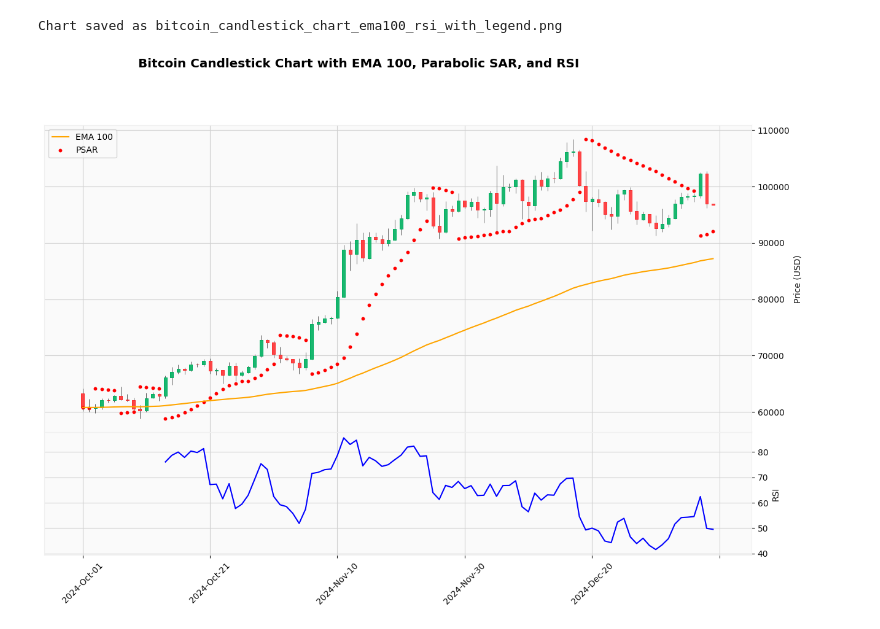
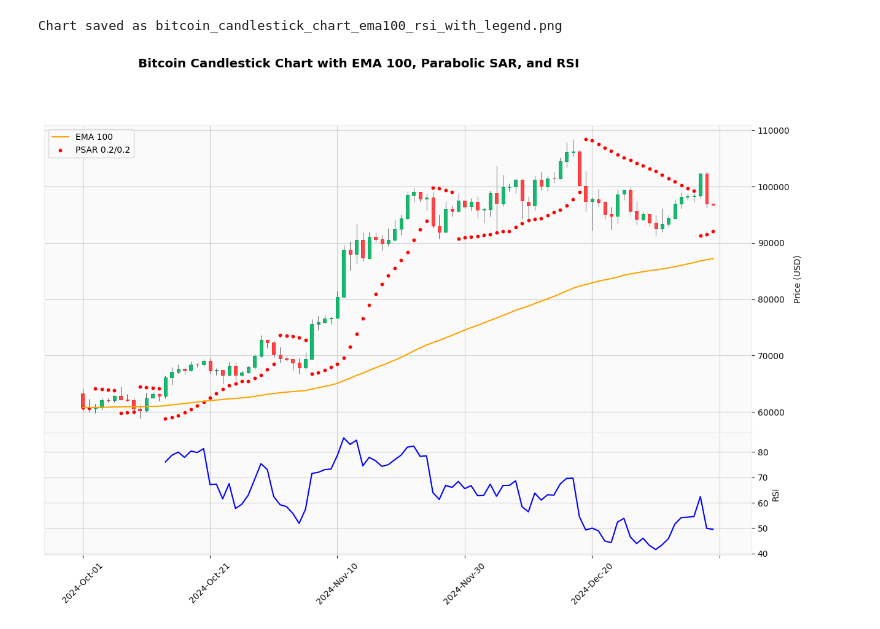
Before and after one commit to archgeek1/BTC-jupyter, a Jupyter notebook: BTC-sar-rsi-ema.ipynb, the cells around one changed output. Cells and saved outputs as stored; diff of their text form; code cells hidden in the pictures.

```diff
--- a/BTC-sar-rsi-ema.ipynb
+++ b/BTC-sar-rsi-ema.ipynb
@@ -74,6 +73,8 @@ from ta.trend import PSARIndicator
 from ta.momentum import RSIIndicator
 
 ema_span = 100  #define the EMA period
+psar_step = 0.2 # Default acceleration factor
+psar_max = 0.2 # Default maximum acceleration factor
 
 data = pd.read_csv('./Bitstamp_BTCUSD_d.csv')  # .csv file with daily data
 
@@ -95,8 +96,8 @@ psar = PSARIndicator(
     high=data['high'],
     low=data['low'],
     close=data['close'],
-    step=0.02,  # Default acceleration factor
-    max_step=0.2  # Default maximum acceleration factor
+    step=0.02,
+    max_step=0.2
 )
 data['psar'] = psar.psar()
 
@@ -108,34 +109,34 @@ data['RSI'] = rsi.rsi()
 # prepare the additional EMA, PSAR overlays, and RSI subplot for mplfinance
 additional_plots = [
     mpf.make_addplot(data[f'EMA_{ema_span}'], color='orange', width=1.5, label=f'EMA {ema_span}'),
-    mpf.make_addplot(data['psar'], color='red', scatter=True, markersize=10, label='PSAR'),
+    mpf.make_addplot(data['psar'], color='red', scatter=True, markersize=10, label=f'PSAR {psar_step}/{psar_max}'),
     mpf.make_addplot(data['RSI'], panel=1, color='blue', width=1.5, ylabel='RSI')  # Add RSI as a subplot
 ]
 
 # plot candlesticks
 fig, axlist = mpf.plot(
     data,
     type='candle',
     style='yahoo',
     addplot=additional_plots,
     title=f'Bitcoin Candlestick Chart with EMA {ema_span}, Parabolic SAR, and RSI',
     ylabel='Price (USD)',
     figsize=(16, 10),
     volume=False,  # Set to True if you want a volume subplot
     returnfig=True  # Required to modify legend position
 )
 
 # adjust legend position to upper left
 for ax in axlist:
     handles, labels = ax.get_legend_handles_labels()
     if handles:  # Check if there are any handles to avoid errors
         ax.legend(handles, labels, loc='upper left')  # Move legend to top left
 
 # save output .png
 output_file = f'bitcoin_candlestick_chart_ema{ema_span}_rsi_with_legend.png'
 fig.savefig(output_file)
 
 print(f"Chart saved as {output_file}")
 # %% [output]
 Chart saved as bitcoin_candlestick_chart_ema100_rsi_with_legend.png
-[figure, old version]
+[figure, new version]
```
Also changed, not shown: parts of 2 cells of this notebook.
